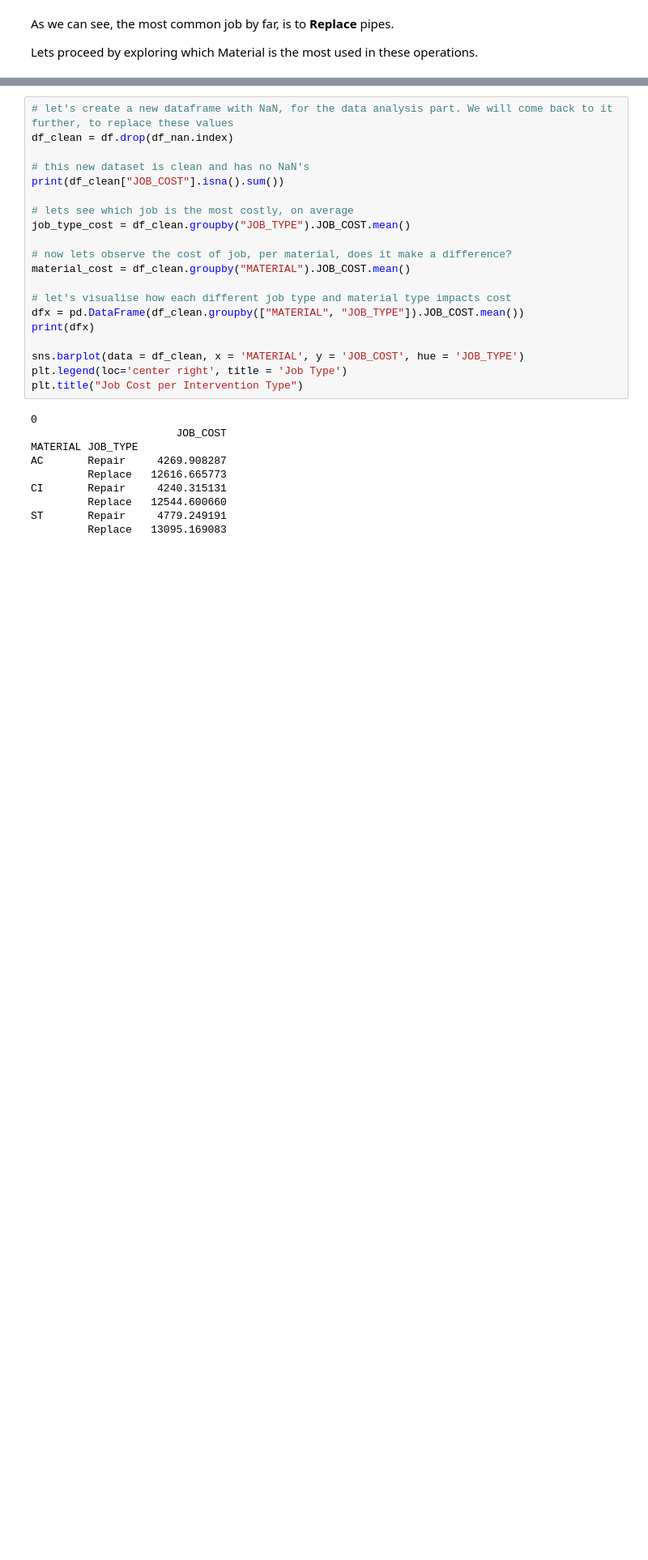
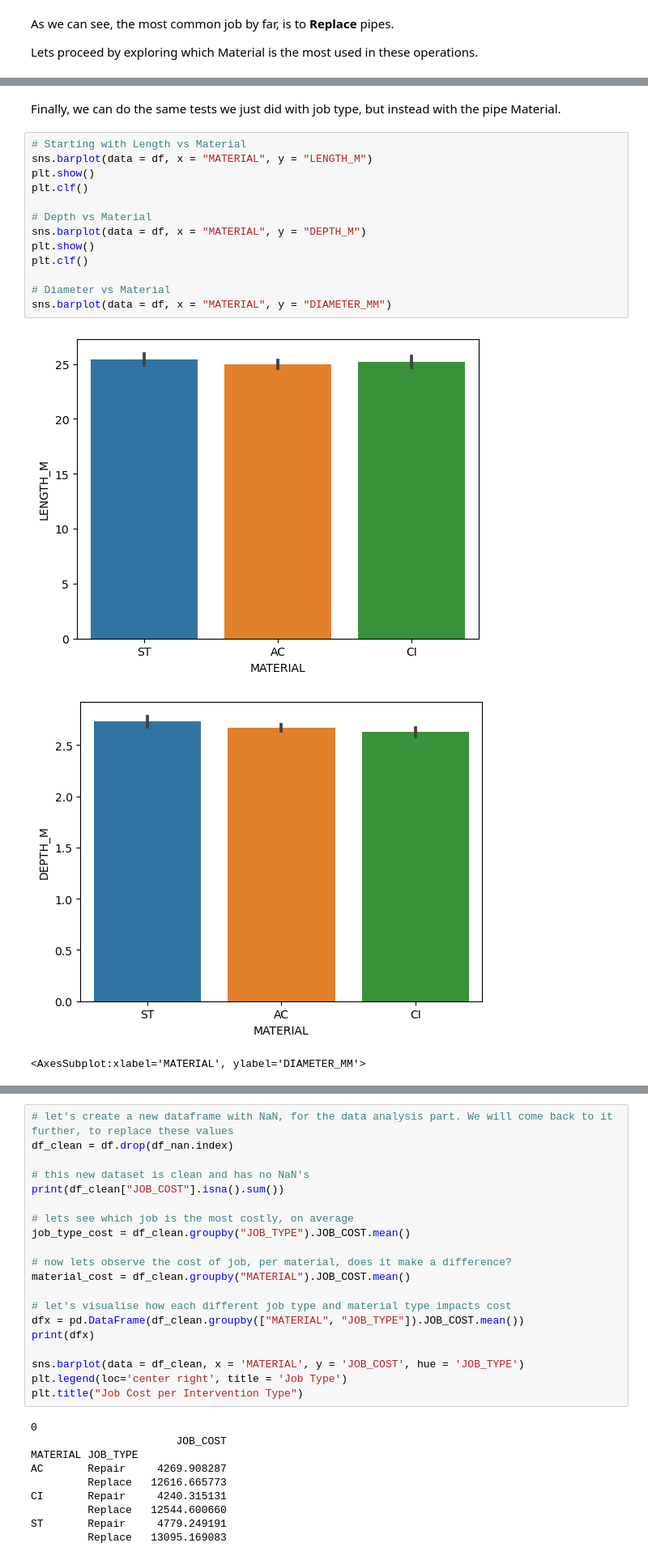
Before and after one commit to JCraveiro13/Python-Repository, a Jupyter notebook: pipe-installation-cost-analysis.ipynb, the cells around one changed output, grey strips where cells are left out. Shown: that part at 81% size. Cells and saved outputs as stored; diff of their text form; blank space fills up the shorter version.

```diff
--- a/pipe-installation-cost-analysis.ipynb
+++ b/pipe-installation-cost-analysis.ipynb
@@ -149,0 +166,19 @@ Replace   1811  989  709       3509
+# %% [markdown]
+Finally, we can do the same tests we just did with job type, but instead with the pipe Material.
+# %%
+# Starting with Length vs Material
+sns.barplot(data = df, x = "MATERIAL", y = "LENGTH_M")
+plt.show()
+plt.clf()
+
+# Depth vs Material
+sns.barplot(data = df, x = "MATERIAL", y = "DEPTH_M")
+plt.show()
+plt.clf()
+
+# Diameter vs Material
+sns.barplot(data = df, x = "MATERIAL", y = "DIAMETER_MM")
+# %% [output]
+[figure, added]
+[figure, added]
+<AxesSubplot:xlabel='MATERIAL', ylabel='DIAMETER_MM'>
```
Also changed, not shown: parts of 30 cells of this notebook.
